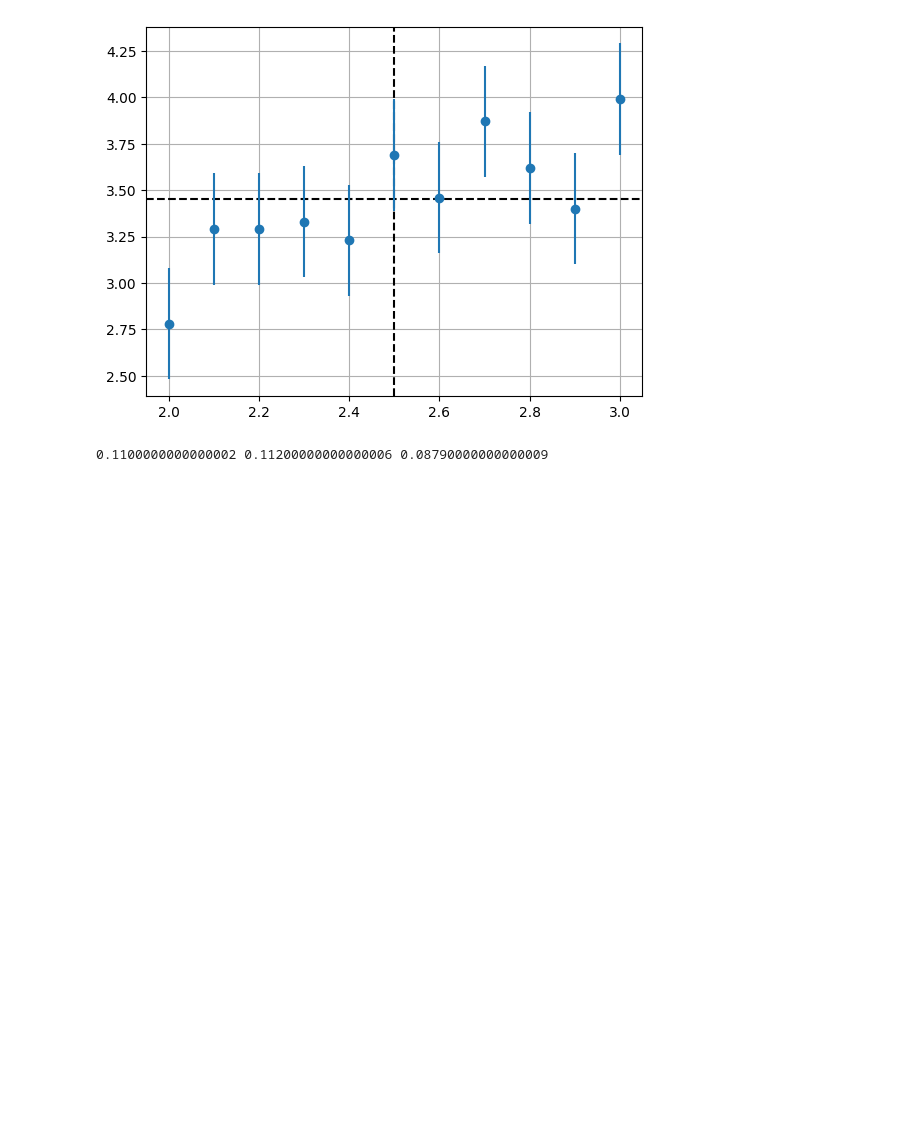
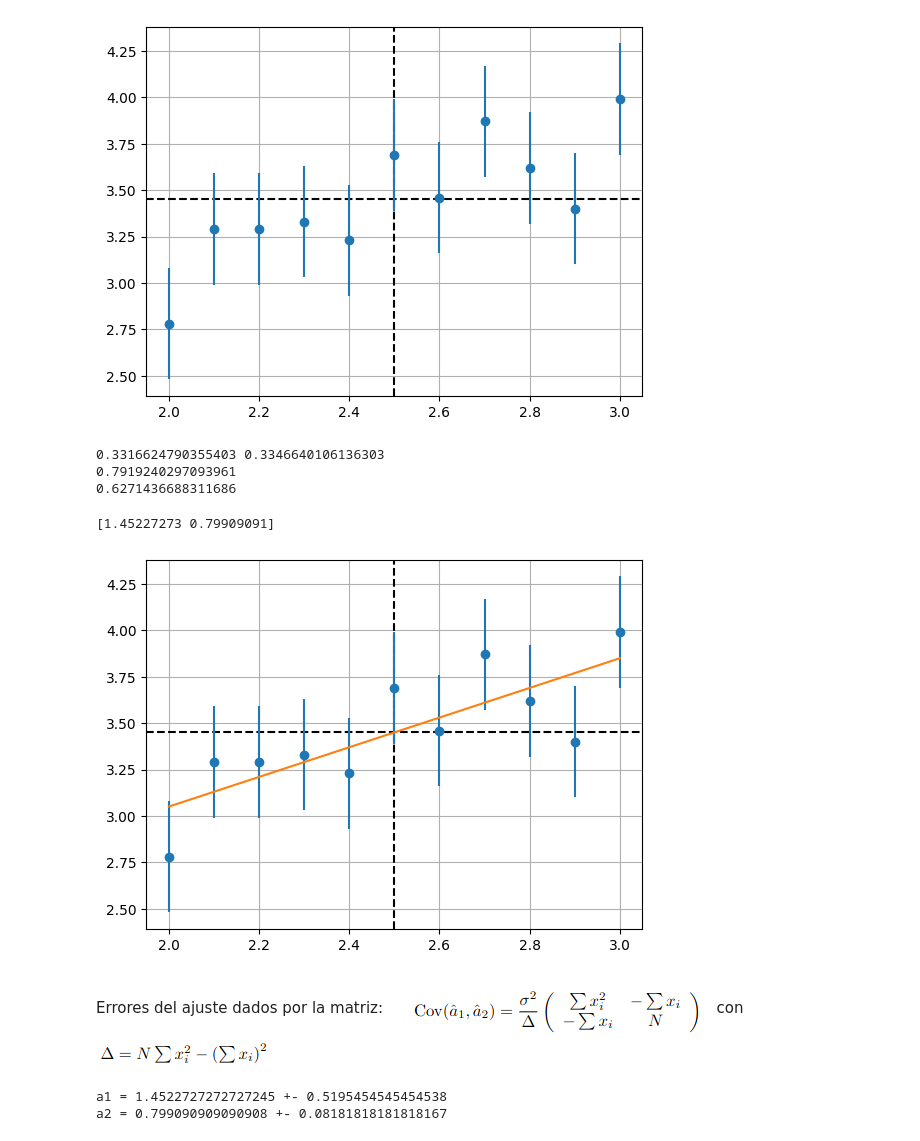
Before and after one commit to tdinapoli/mefe, a Jupyter notebook: tps/tp2/tp2.ipynb, the cells around one changed output. Saved outputs shown, nothing was run; the diff lists cells and outputs as text; code cells hidden in the pictures; blank space fills up the shorter version.

```diff
--- a/tps/tp2/tp2.ipynb
+++ b/tps/tp2/tp2.ipynb
@@ -17,6 +17,50 @@ cov_mat = np.cov(X, Y)
 
 VX, VY, VXY = cov_mat[0,0], cov_mat[1,1], cov_mat[0, 1]
 
-print(VX, VY, VXY)
+SX, SY = np.sqrt(VX), np.sqrt(VY)
+
+print(SX, SY)
+
+corr = VXY/(SX * SY)
+
+print(corr)
+print(corr**2)
 # %% [output]
-0.1100000000000002 0.11200000000000006 0.08790000000000009
+0.3316624790355403 0.3346640106136303
+0.7919240297093961
+0.6271436688311686
+# %%
+Xls = np.array([np.ones(len(X)), X]).T
+A = np.linalg.inv(Xls.T @ Xls) @ Xls.T @ Y.T
+print(A)
+# %% [output]
+[1.45227273 0.79909091]
+# %%
+X = np.arange(2, 3.10, 0.10)
+Y = np.array([2.78, 3.29, 3.29, 3.33, 3.23, 3.69, 3.46, 3.87, 3.62, 3.40, 3.99])
+N = len(X)
+Xm, Ym = np.mean(X), np.mean(Y)
+plt.axhline(Ym, linestyle="dashed", color="k")
+plt.axvline(Xm, linestyle="dashed", color="k")
+plt.errorbar(X,Y, fmt='o', yerr=0.3)
+plt.plot(Xls[:,1], Xls @ A)
+plt.grid()
+# %% [output]
+[figure, added]
+# %% [markdown]
+Errores del ajuste dados por la matriz:
+![image.png](attachment:image.png)
+con
+![image-2.png](attachment:image-2.png)
+# %%
+N = len(X)
+delta = N * np.sum(X**2) - np.sum(X)**2
+sigma = 0.3
+erra1 = sigma**2/delta * np.sum(X**2)
+erra2 = sigma**2/delta * N
+a1, a2 = A
+print(f"a1 = {a1} +- {erra1}")
+print(f"a2 = {a2} +- {erra2}")
+# %% [output]
+a1 = 1.4522727272727245 +- 0.5195454545454538
+a2 = 0.799090909090908 +- 0.08181818181818167
```
Also changed, not shown: parts of 2 cells of this notebook.
